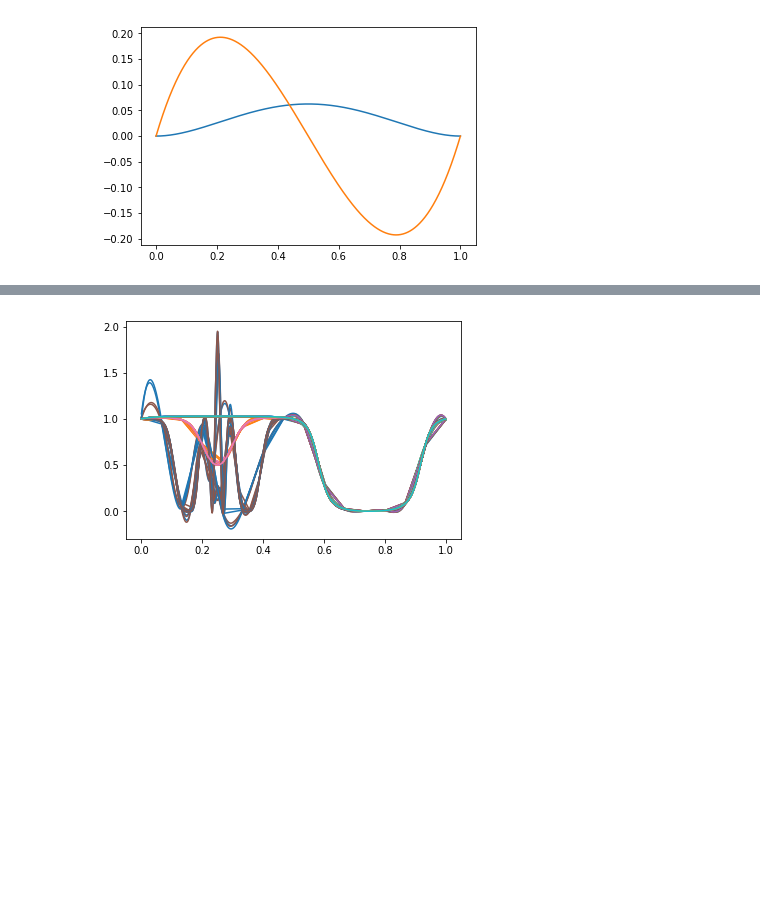
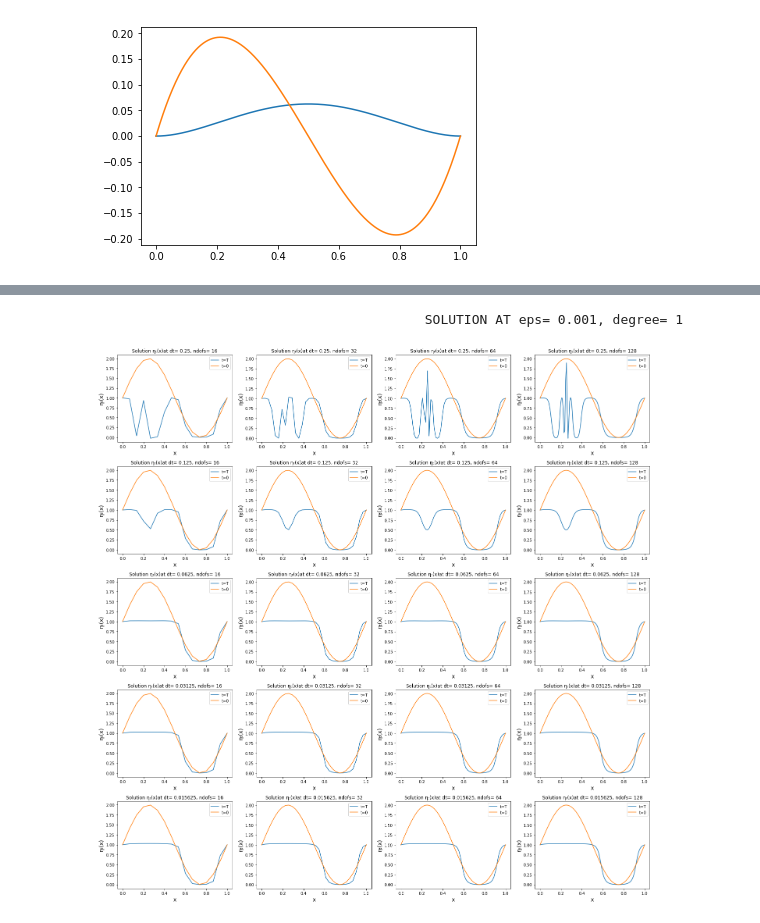
Before and after one commit to martinateruzzi/P1.4_seed, a Jupyter notebook: final_project/final_project_2019-2020.ipynb, the cells around one changed output, grey strips where cells are left out. Cells and saved outputs as stored; diff of their text form; code cells hidden in the pictures; blank space fills up the shorter version.

Commit message:
added plots

```diff
--- a/final_project/final_project_2019-2020.ipynb
+++ b/final_project/final_project_2019-2020.ipynb
@@ -224,7 +188,7 @@ def compute_system_matrices(basis, global_quadrature, global_weights):
     dbasis = [bi.derivative(1) for bi in basis]
 
     Bq = np.array([basis[i](global_quadrature) for i in range(len(basis))]).T
-    dBq = np.array([dbasis[j](global_quadrature) for j in range(len(basis))]).T
+    dBq = np.array([dbasis[i](global_quadrature) for i in range(len(basis))]).T
 
     M = np.einsum('qi, q, qj', Bq, global_weights, Bq)
     K = np.einsum('qi, q, qj', dBq, global_weights, dBq)
@@ -295,7 +245,7 @@ def plot_solution(eta, basis, stride, resolution):
 # %%
 # Step 3
 
-def last_solution(eta, basis, resolution):
+def plot_last_solution(eta, basis, resolution, initial = False, title = ""):
     # plot eta[-1], on x = linspace(0,1,resolution)
     x = np.linspace(0,1,resolution)
 
@@ -304,30 +254,41 @@ def last_solution(eta, basis, resolution):
     for i in range(len(basis)):
         B[:,i] = basis[i](x)
 
-    eta_last = eta[-1].dot(B.T)
-    return eta_last
+    plt.plot(x,eta[-1].dot(B.T),label = "t=T")
+
+    if(initial):
+        plt.plot(x,eta[0].dot(B.T),label = "t=0")
+
+    plt.legend()
+    plt.xlabel("x",fontsize=14)
+    plt.ylabel("\u03B7\u209C(x)",fontsize=14)
+    plt.title("Solution \u03B7\u209C(x)" + title)
+    #eta_last = eta[-1].dot(B.T)
+    #return eta_last
-# %%
-resolution = 1025
-
-for eps in [.01,.001]:
-    for ndofs in [16, 32, 64, 128]:
-        for degree in [1,2,3]:
-                for dt in [.25, .125, .0625, .03125, .015625]:
-                    eta, basis = solve_allen_cahan(etazero, eps, dt, ndofs, degree)
-                    toplot = last_solution(eta,basis,resolution)
-                    _ = plt.plot(np.linspace(0,1,resolution),toplot)
-#for eps in [.01,.001]:
-#    eta, basis = solve_allen_cahan(etazero, eps, .25, 16, degree)
-#    print(eta.shape[0])
-#    #plot_solution(eta,basis,2,1025)
-#    _ = plt.plot(np.linspace(0,1,1025),eta[-1,:])
-
-#Step 3.3
-
-#
-#
-#
-#
-#                eta, basis = solve_allen_cahan(etazero, eps, dt, ndofs, degree)
-# %% [output]
-[figure, removed]
+# %%
+def solutions(eps,degree,resolution,initial=False):
+
+    dt = [.25, .125, .0625, .03125, .015625]
+    ndofs = [16, 32, 64, 128]
+
+    print("\t\t\t\t\t \033[1m SOLUTION AT eps= "+ str(eps) +", degree= " + str(degree) + "\033[0m\n")
+
+    plt.figure(figsize = (20,20))
+
+    for i in range(len(dt)):
+        for j in range(len(ndofs)):
+            eta, basis = solve_allen_cahan(etazero, eps, dt[i], ndofs[j], degree)
+
+            plt.subplot(len(dt),len(ndofs),int(len(ndofs)*i+j+1))
+            plot_last_solution(eta, basis, resolution, initial = initial, title = "at dt= " + str(dt[i]) + ", ndofs= " + str(ndofs[j]))
+
+    plt.tight_layout()
+# %%
+eps = 0.001
+degree = 1
+resolution = 1025
+
+solutions(eps,degree,resolution,initial = True)
+# %% [output]
+                                          SOLUTION AT eps= 0.001, degree= 1
+[figure, added]
```
Also changed, not shown: parts of 16 cells of this notebook.
